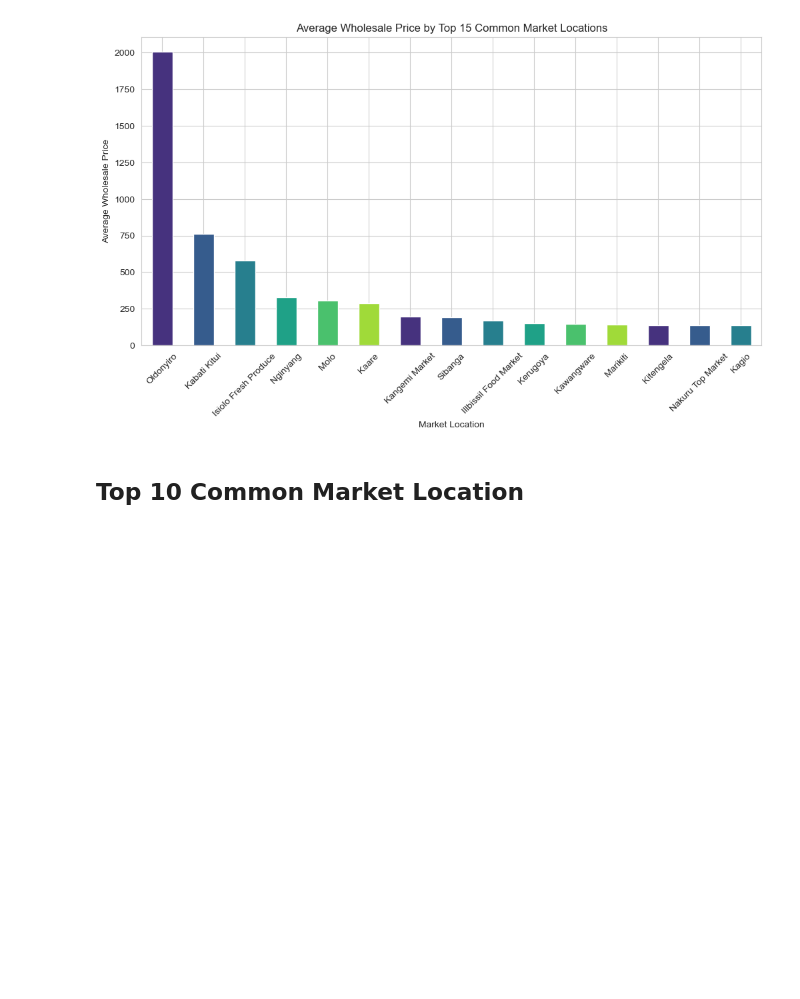
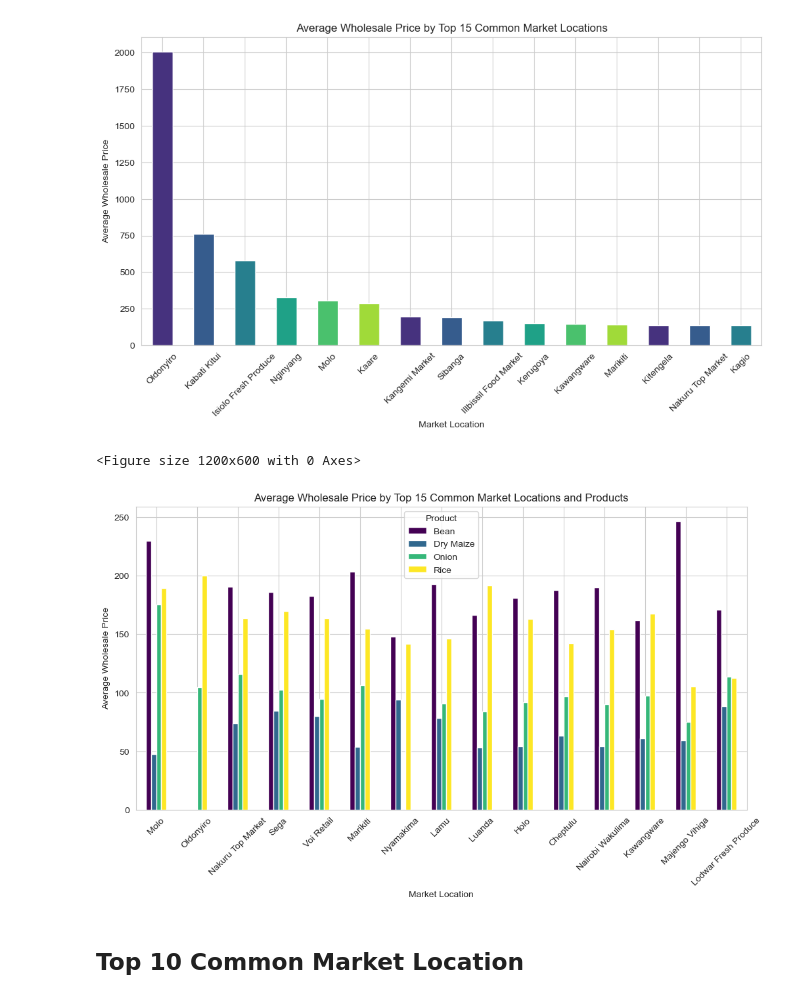
Before and after one commit to Dev-Org-com/CROP_PRICE_PREDICTION, a Jupyter notebook: Ministry_of_Agriculture_Data_Final Project.ipynb, the cells around one changed output. Drawn from its saved outputs; the diff is of its cells as text; code cells hidden in the pictures; blank space fills up the shorter version.

```diff
--- a/Ministry_of_Agriculture_Data_Final Project.ipynb
+++ b/Ministry_of_Agriculture_Data_Final Project.ipynb
@@ -752,6 +752,28 @@ plt.xticks(rotation=45)
 plt.show()
 # %% [output]
 [figure]
+# %%
+# calculate average wholesale price
+average_wholesale_price_product = data_cleaned.groupby(['Market Location', 'Product'])['Wholesale Price'].mean().sort_values(ascending=False)
+
+# top 15 common market locations
+top_market_locations = average_wholesale_price_product.groupby('Market Location').mean().sort_values(ascending=False).head(15).index
+
+# Filtering data
+average_wholesale_price_product_filtered = average_wholesale_price_product.loc[top_market_locations]
+
+# Plotting the comparison
+plt.figure(figsize=(12, 6))
+average_wholesale_price_product_filtered.unstack().plot(kind='bar', figsize=(12,6), colormap='viridis')
+plt.title('Average Wholesale Price by Top 15 Common Market Locations and Products')
+plt.xlabel('Market Location')
+plt.ylabel('Average Wholesale Price')
+plt.xticks(rotation=45)
+plt.legend(title='Product')
+plt.show()
+# %% [output]
+<Figure size 1200x600 with 0 Axes>
+[figure, added]
 # %% [markdown]
 ## Top 10 Common Market Location
 # %% [markdown]
```
Also changed, not shown: parts of 3 cells of this notebook.
